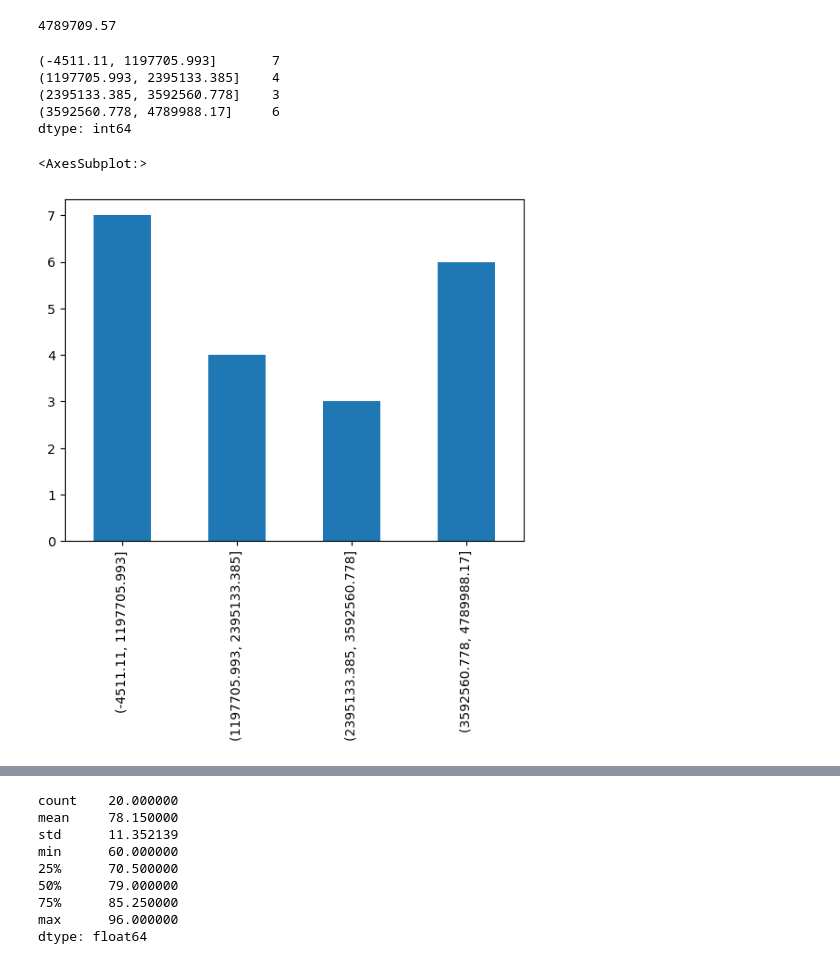
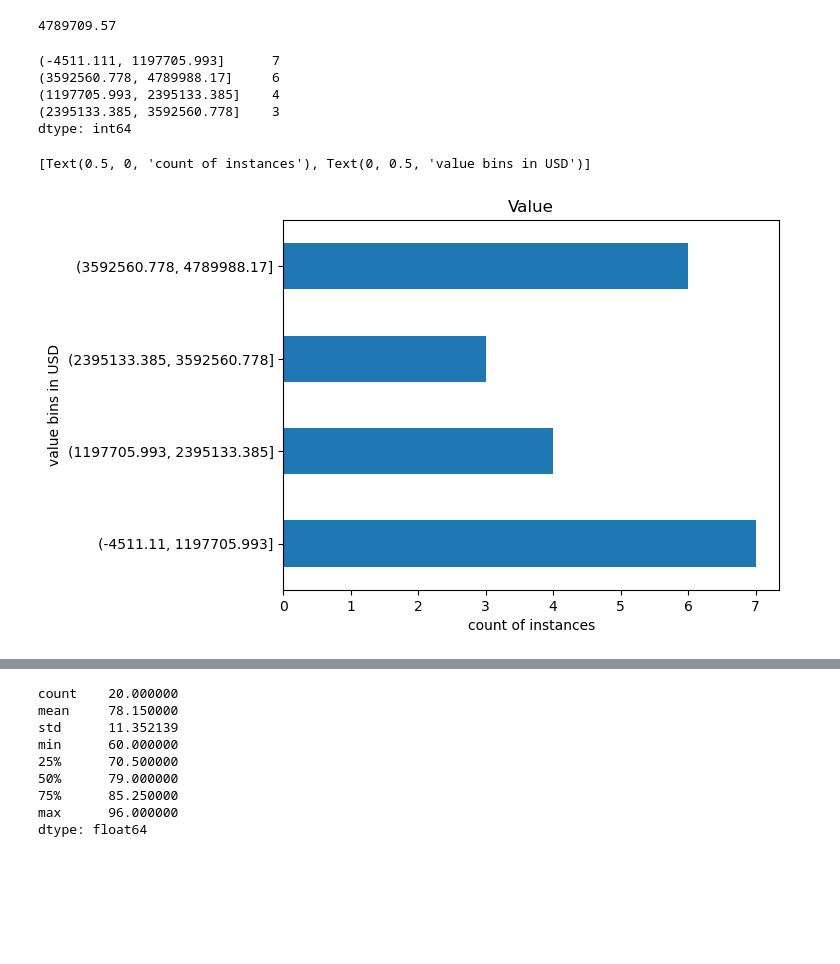
Before and after one commit to Garrett-Arnett/my_notes, a Jupyter notebook: pandas_series.ipynb, the cells around one changed output, grey strips where cells are left out. Drawn from its saved outputs; the diff is of its cells as text; code cells hidden in the pictures; blank space fills up the shorter version.

```diff
--- a/pandas_series.ipynb
+++ b/pandas_series.ipynb
@@ -394,7 +445,7 @@ numbers.size
 # Series attributes and methods to convert the
 # numbers Series to a numeric data type.
 # %%
-numf = numbers.str.replace('$','').str.replace(',','')
-numf = nf.astype('float')
-numf.dtype
+numf = numbers.str.replace('$','', regex=False).str.replace(',','', regex=False)
+numf = numf.astype('float')
+numf
 # %% [output]
@@ -423,20 +490,20 @@ range_of_numf
 # 7. Bin the data into 4 equally sized intervals or bins and
 # output how many values fall into each bin.
 # %%
-pd.cut(numf, bins = 4).value_counts().sort_index()
+numf.value_counts(bins=4)
 # %% [output]
-(-4511.11, 1197705.993]       7
+(-4511.111, 1197705.993]      7
+(3592560.778, 4789988.17]     6
 (1197705.993, 2395133.385]    4
 (2395133.385, 3592560.778]    3
-(3592560.778, 4789988.17]     6
 dtype: int64
 # %%
 # 8. Plot the binned data in a meaningful way. Be sure to include a title and axis labels.
 
-pd.cut(numf, bins = 4).value_counts().sort_index().plot.bar()
+pd.cut(numf, bins = 4).value_counts().sort_index().plot.barh(title='Value').set(xlabel='count of instances', ylabel='value bins in USD')
 # %% [output]
-<AxesSubplot:>
+[Text(0.5, 0, 'count of instances'), Text(0, 0.5, 'value bins in USD')]
-[figure, old version]
+[figure, new version]
 # %%
 ''' Use pandas to create a Series named exam_scores
 from the following list: '''
```
Also changed, not shown: parts of 15 cells of this notebook.
